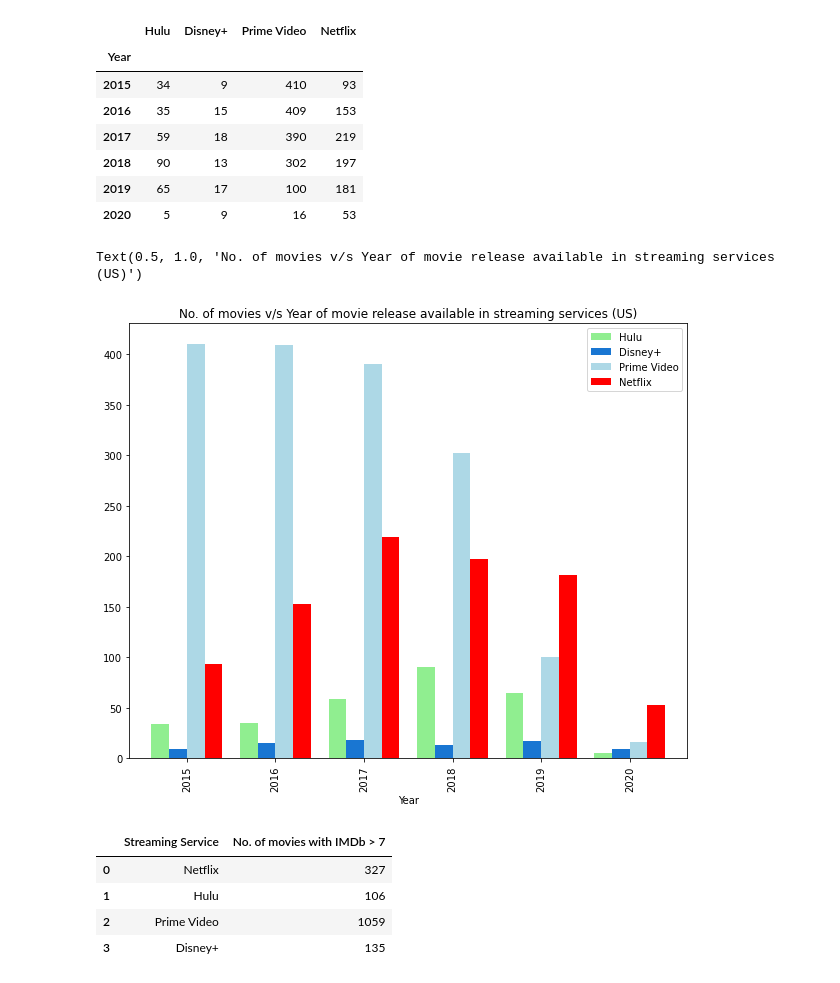
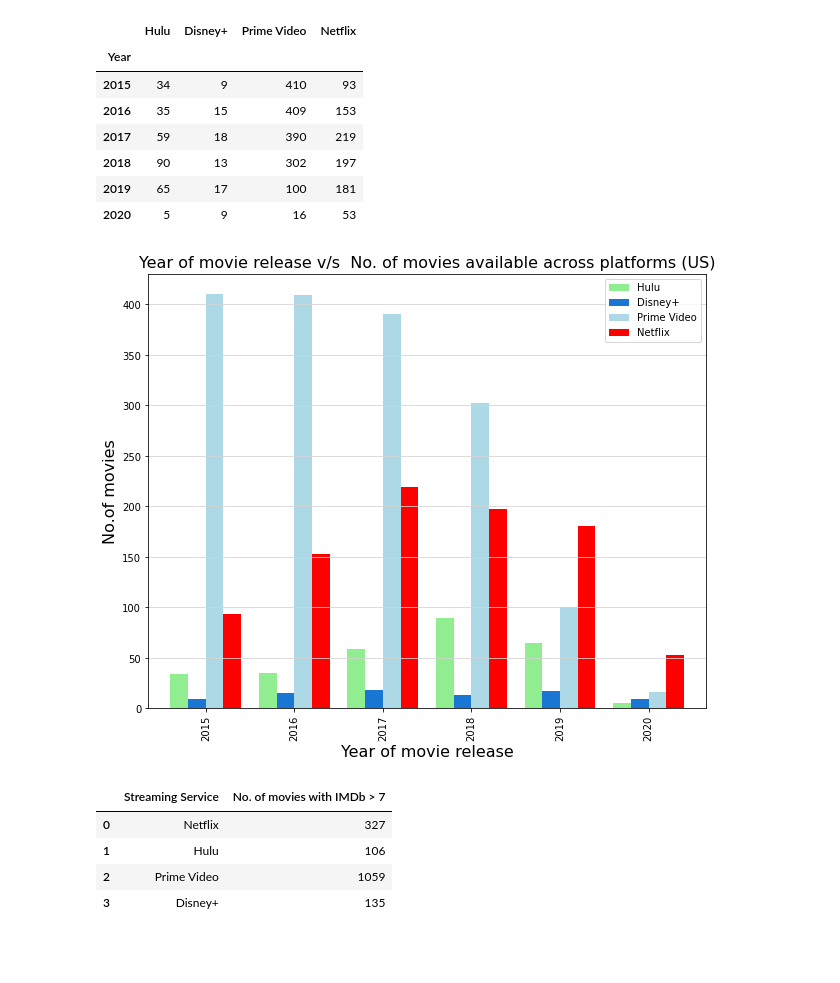
Before and after one commit to jacance/streaming-service-analysis, a Jupyter notebook: pristine_justin_new.ipynb, the cells around one changed output. Cells and saved outputs as stored; diff of their text form; code cells hidden in the pictures; blank space fills up the shorter version.

```diff
--- a/pristine_justin_new.ipynb
+++ b/pristine_justin_new.ipynb
@@ -1087,11 +1173,15 @@ year_merge_US.set_index('Year')
 # year_merge_US = pd.merge(merge1_US, merge2_US, on='Year')
 # year_merge_US.set_index('Year')
 # %%
-new_release_US=year_merge_US.plot.bar('Year',  color=["lightgreen", "#1976d2", "lightblue", "red"], figsize=(10,8), width=.8)
-plt.title('No. of movies v/s Year of movie release available in streaming services (US)')
+year_merge_US.plot.bar('Year',  color=["lightgreen", "#1976d2", "lightblue", "red"], figsize=(10,8), width=0.8)
+
+plt.title('Year of movie release v/s  No. of movies available across platforms (US)', fontsize=16)
+
+plt.ylabel('No.of movies', fontsize=16)
+plt.xlabel('Year of movie release', fontsize=16)
+plt.grid(axis='y', color='lightgrey')
 # %% [output]
-Text(0.5, 1.0, 'No. of movies v/s Year of movie release available in streaming services (US)')
-[figure, old version]
+[figure, new version]
 # %%
 # new_release_US=year_merge_US.plot.bar('Year',  color=["red", "lightgreen", "lightblue", "#1976d2"], figsize=(10,8), width=.8)
 # plt.title('No. of movies v/s Year of movie release available in streaming services (US)')
```
Also changed, not shown: parts of 8 cells of this notebook.
